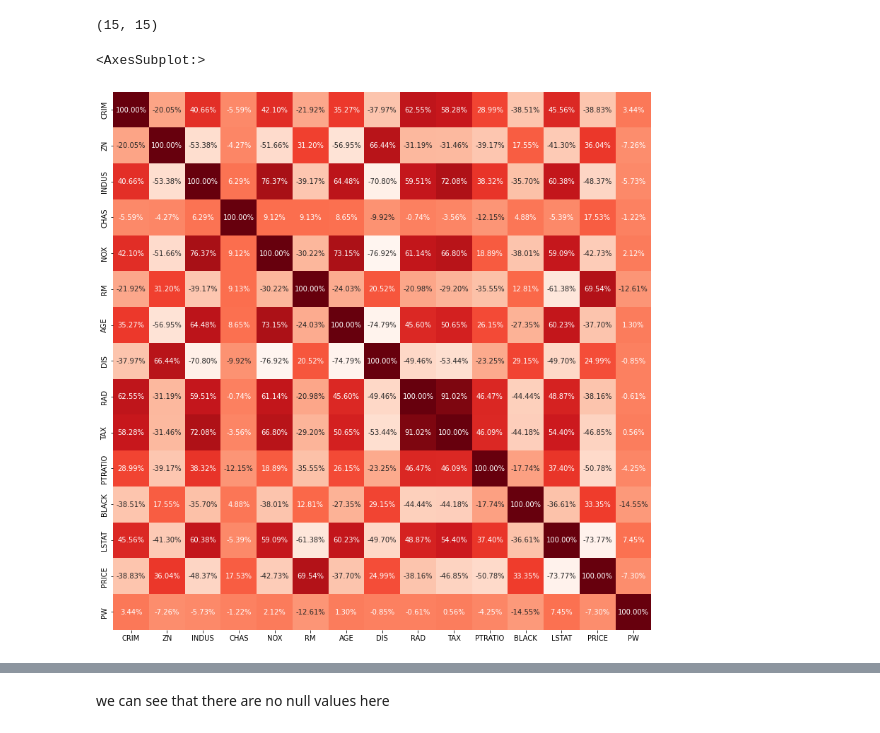
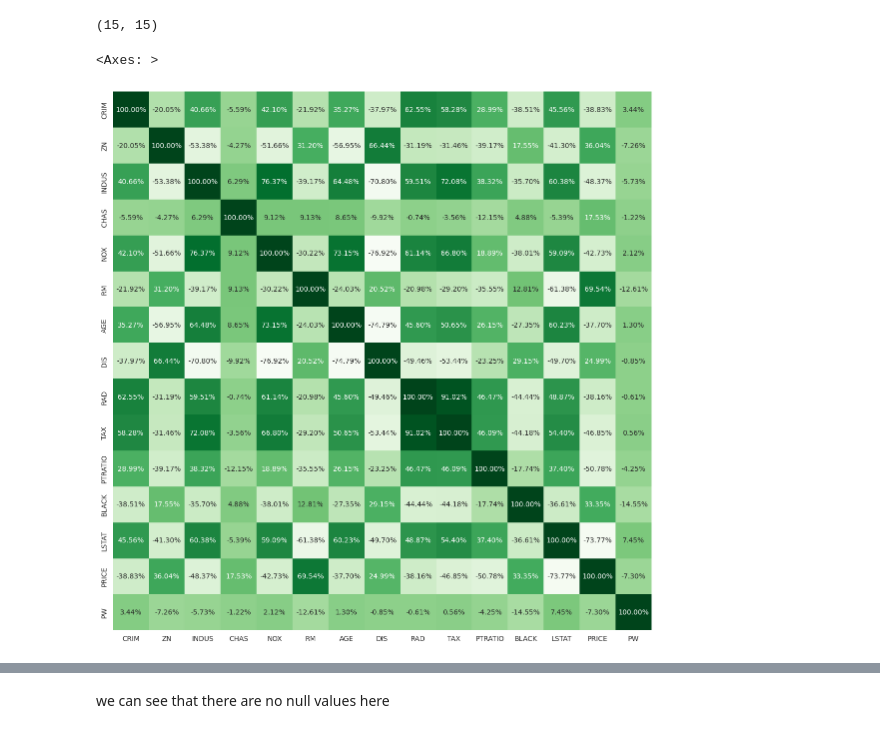
Before and after one commit to Nikhilaettadi/2003A52025_assignment_2, a Jupyter notebook: BOSTON_HOUSE_PRICE_PREDICTION.ipynb, the cells around one changed output, grey strips where cells are left out. Cells and saved outputs as stored; diff of their text form; code cells hidden in the pictures.

```diff
--- a/BOSTON_HOUSE_PRICE_PREDICTION.ipynb
+++ b/BOSTON_HOUSE_PRICE_PREDICTION.ipynb
@@ -91,10 +92,10 @@ import matplotlib.pyplot as plt
 import seaborn as sns
 # %%
 plt.figure(figsize=(14,14))
-sns.heatmap(corr,cbar=False,square=True,fmt='.2%',annot=True,cmap='Reds')
+sns.heatmap(corr,cbar=False,square=True,fmt='.2%',annot=True,cmap='Greens')
 # %% [output]
-<AxesSubplot:>
+<Axes: >
-[figure, old version]
+[figure, new version]
 # %%
 sns.heatmap(df.isnull(),yticklabels=False,cbar=True,cmap='Blues')
 # %% [output]
```
Also changed, not shown: parts of 31 cells of this notebook.
